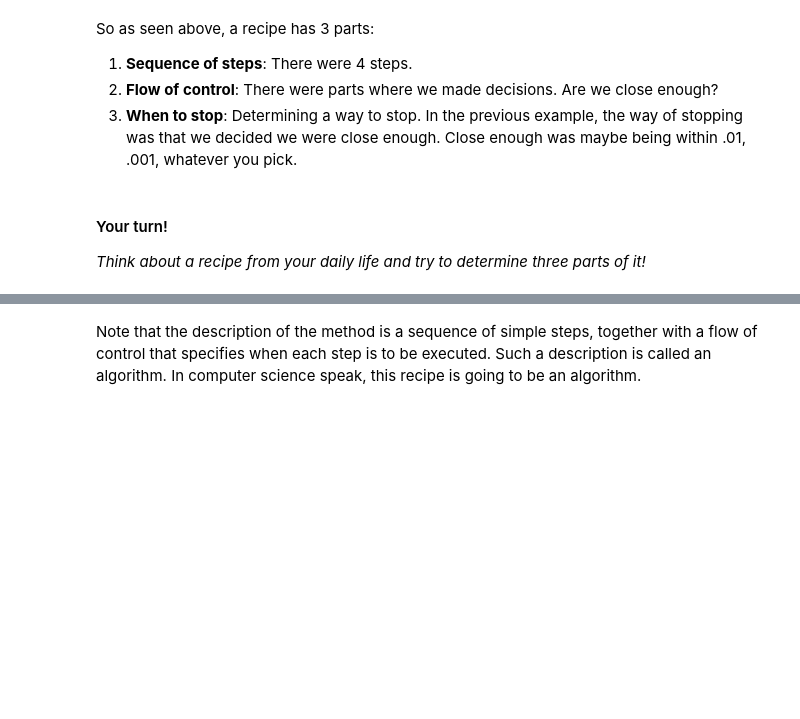
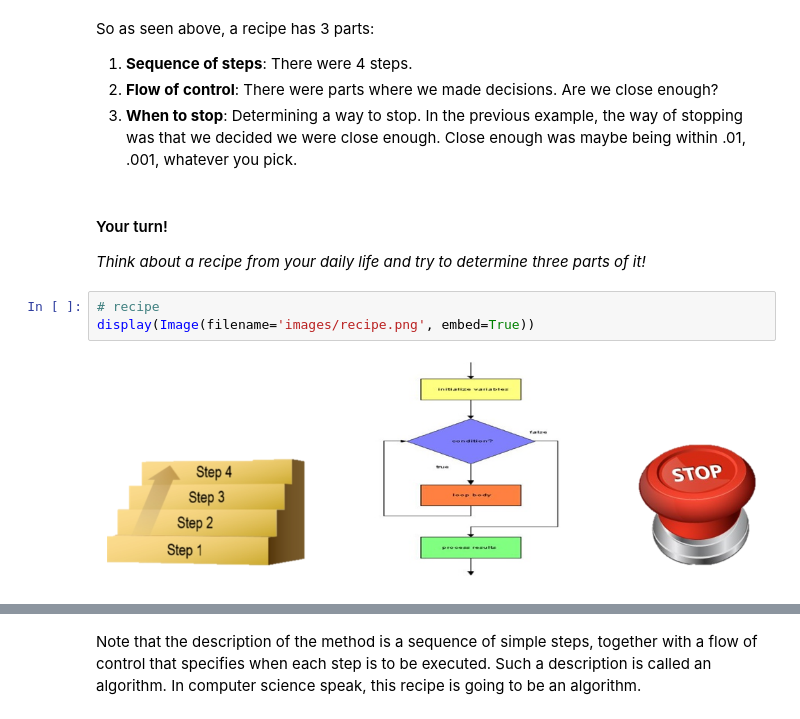
Before and after one commit to eashahabib/Foundation-Course, a Jupyter notebook: Chapter 1. Programming/Module 0. Programming I/1.0.0. What is computation.ipynb, the cells around one changed output, grey strips where cells are left out. Drawn from its saved outputs; the diff is of its cells as text; blank space fills up the shorter version.

```diff
--- a/Chapter 1. Programming/Module 0. Programming I/1.0.0. What is computation.ipynb
+++ b/Chapter 1. Programming/Module 0. Programming I/1.0.0. What is computation.ipynb
@@ -51,4 +57,9 @@ So as seen above, a recipe has 3 parts:
 # %% [markdown]
 #### Your turn!
 _Think about a recipe from your daily life and try to determine three parts of it!_
+# %%
+# recipe
+display(Image(filename='images/recipe.png', embed=True))
+# %% [output]
+[figure, added]
 # %% [markdown]
```
Also changed, not shown: parts of 16 cells of this notebook.
